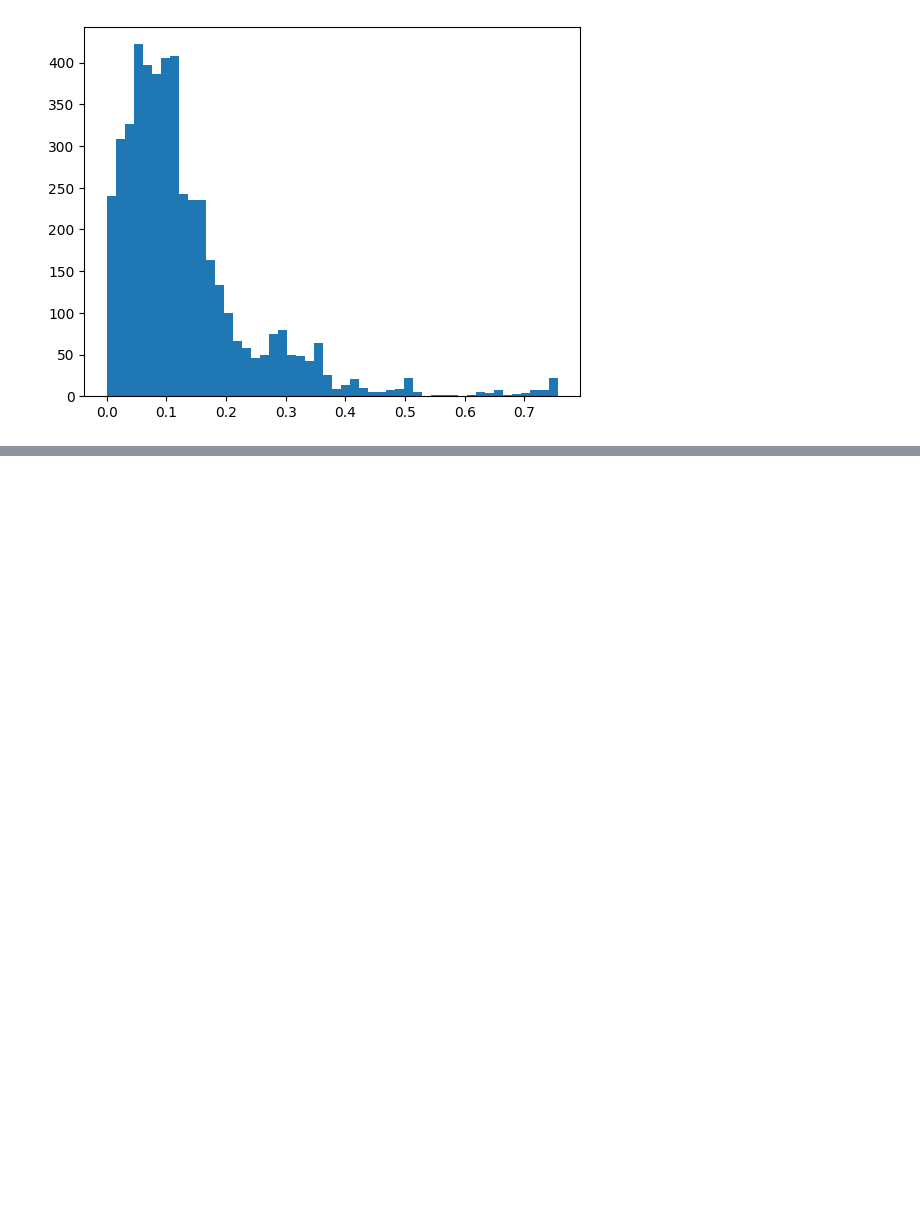
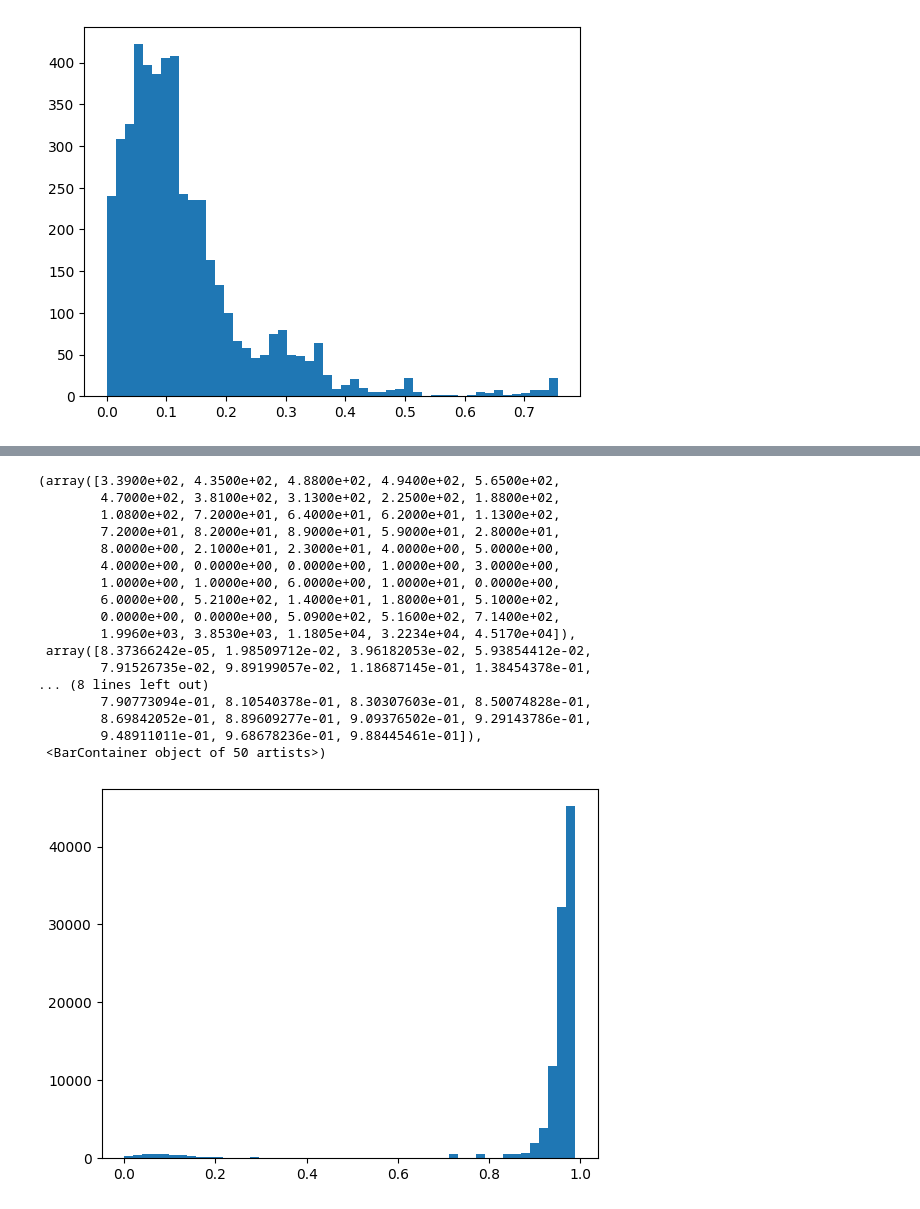
Before and after one commit to mariakesa/MouseViT, a Jupyter notebook: train_play2.ipynb, the cells around one changed output, grey strips where cells are left out. Drawn from its saved outputs; the diff is of its cells as text; code cells hidden in the pictures; blank space fills up the shorter version.

```diff
--- a/train_play2.ipynb
+++ b/train_play2.ipynb
@@ -53,0 +102,22 @@ plt.hist(event_p.flatten(), bins=50)
+# %%
+test_p=np.load('test_probs.npy')
+plt.hist(test_p.flatten(), bins=50)
+# %% [output]
+(array([3.3900e+02, 4.3500e+02, 4.8800e+02, 4.9400e+02, 5.6500e+02,
+        4.7000e+02, 3.8100e+02, 3.1300e+02, 2.2500e+02, 1.8800e+02,
+        1.0800e+02, 7.2000e+01, 6.4000e+01, 6.2000e+01, 1.1300e+02,
+        7.2000e+01, 8.2000e+01, 8.9000e+01, 5.9000e+01, 2.8000e+01,
+        8.0000e+00, 2.1000e+01, 2.3000e+01, 4.0000e+00, 5.0000e+00,
+        4.0000e+00, 0.0000e+00, 0.0000e+00, 1.0000e+00, 3.0000e+00,
+        1.0000e+00, 1.0000e+00, 6.0000e+00, 1.0000e+01, 0.0000e+00,
+        6.0000e+00, 5.2100e+02, 1.4000e+01, 1.8000e+01, 5.1000e+02,
+        0.0000e+00, 0.0000e+00, 5.0900e+02, 5.1600e+02, 7.1400e+02,
+        1.9960e+03, 3.8530e+03, 1.1805e+04, 3.2234e+04, 4.5170e+04]),
+ array([8.37366242e-05, 1.98509712e-02, 3.96182053e-02, 5.93854412e-02,
+        7.91526735e-02, 9.89199057e-02, 1.18687145e-01, 1.38454378e-01,
+... (8 lines left out)
+        7.90773094e-01, 8.10540378e-01, 8.30307603e-01, 8.50074828e-01,
+        8.69842052e-01, 8.89609277e-01, 9.09376502e-01, 9.29143786e-01,
+        9.48911011e-01, 9.68678236e-01, 9.88445461e-01]),
+ <BarContainer object of 50 artists>)
+[figure, added]
```
Also changed, not shown: parts of 3 cells of this notebook, 4 other files.
